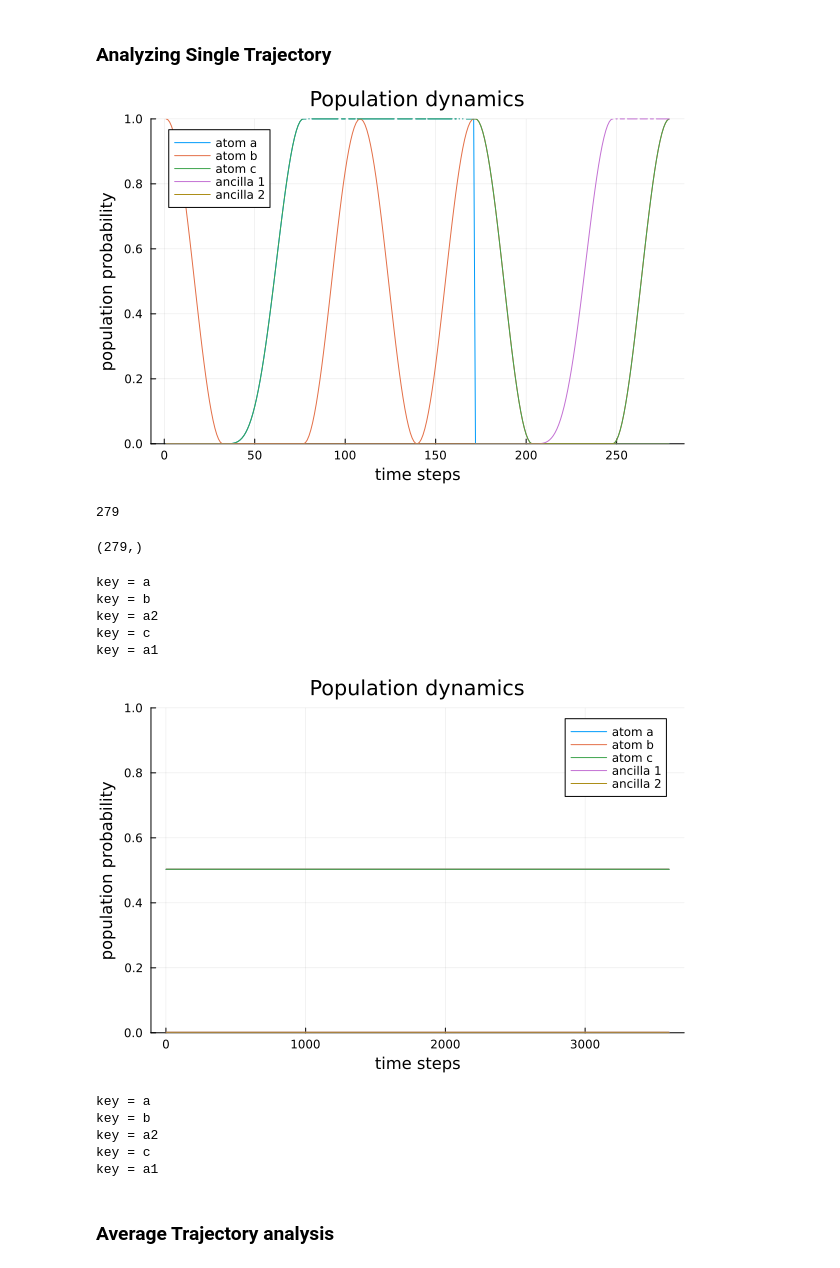
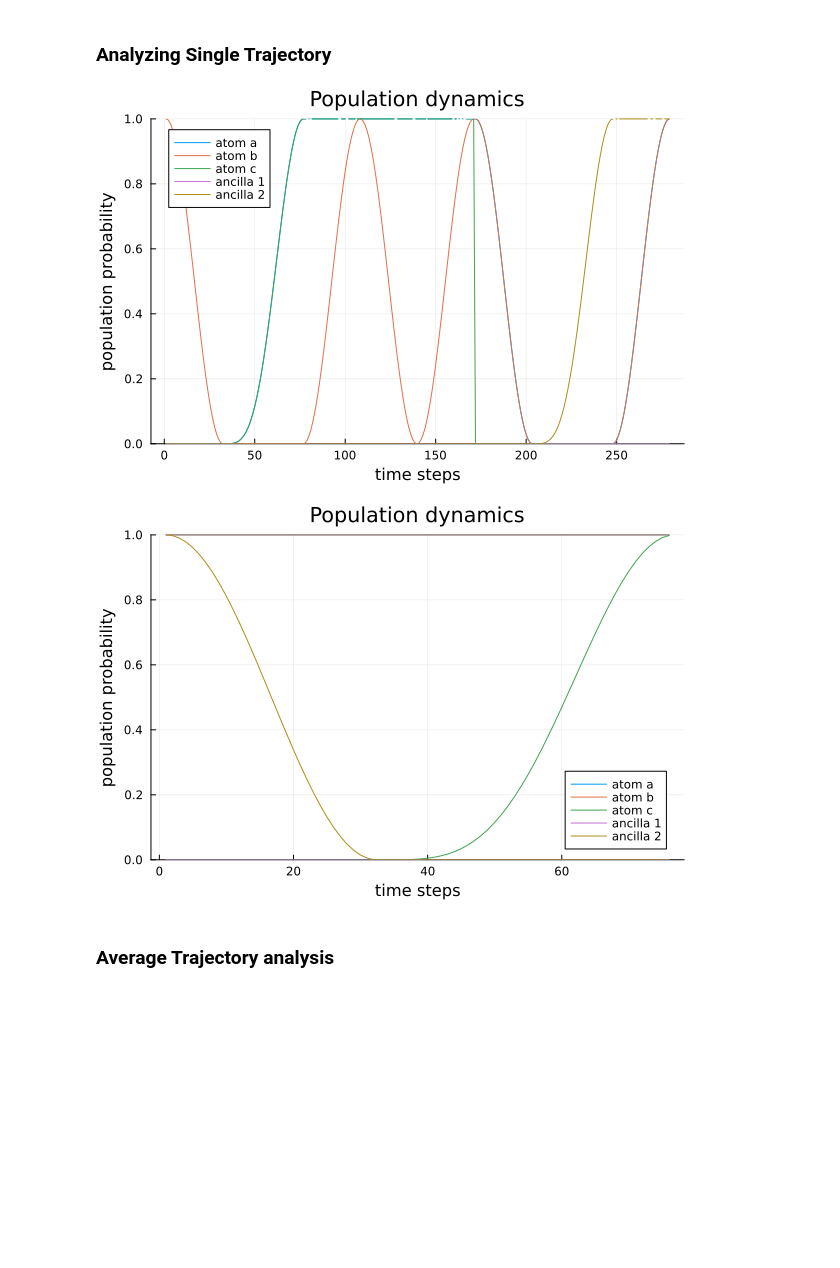
Before and after one commit to Ak-ash22/rydberg_qec, a Jupyter notebook: codework/phaseflip_code/result_analysis.ipynb, the cells around one changed output. Drawn from its saved outputs; the diff is of its cells as text; code cells hidden in the pictures; blank space fills up the shorter version.

```diff
--- a/codework/phaseflip_code/result_analysis.ipynb
+++ b/codework/phaseflip_code/result_analysis.ipynb
@@ -6,40 +6,20 @@ using Plots, JLD2, LaTeXStrings, FileIO
 # %%
 @load "/Users/akashmalemath/Documents/master_work/rydberg_qec/codework/phaseflip_code/results_data/N_atoms=5_γ_dephase=0.0001_Ntraj=1.jld2"
 
 population_data = population_data;
-# corrected_population_data = corrected_population_data;
+corrected_population_data = corrected_population_data;
 
 # t1 = tspan1[end]+tspan2[end]+tspan2[end]+tspan3[end]
 # t = [0.0:0.1:683.8;]
 # t2 = [t[end]:0.1:(t[end]+tspan2[end]);]
 
 plot(population_data[:a],  ylim=[0,1], label="atom a", xlabel="time steps", ylabel="population probability", title="Population dynamics")
 plot!(population_data[:b], label="atom b")
 plot!(population_data[:c], label="atom c")
 plot!(population_data[:a1], label="ancilla 1")
 plot!(population_data[:a2], label="ancilla 2")
 # %% [output]
-[figure, old version]
+[figure, new version]
-# %%
-length(tspan1)+length(tspan3)
-# %% [output]
-279
-# %%
-size(population_data[:a])
-# %% [output]
-(279,)
-# %%
-avg_array = Dict(key => zeros(length(population_data[:a])) for key in (:a,:b,:c,:a1,:a2))
-for key in keys(avg_array)
-    println("key = $(key)")
-    avg_array[key] .+= population_data[key]
-end
-# %% [output]
-key = a
-key = b
-key = a2
-key = c
-key = a1
 # %%
 plot(corrected_population_data[:a],  ylim=[0,1], label="atom a", xlabel="time steps", ylabel="population probability", title="Population dynamics")
 plot!(corrected_population_data[:b], label="atom b")
@@ -47,19 +27,7 @@ plot!(corrected_population_data[:c], label="atom c")
 plot!(corrected_population_data[:a1], label="ancilla 1")
 plot!(corrected_population_data[:a2], label="ancilla 2")
 # %% [output]
-[figure, old version]
+[figure, new version]
-# %%
-avg_corrected_array = Dict(key => zeros(length(corrected_population_data[:a])) for key in (:a,:b,:c,:a1,:a2))
-for key in keys(avg_corrected_array)
-    println("key = $(key)")
-    avg_corrected_array[key] .+= corrected_population_data[key]
-end
-# %% [output]
-key = a
-key = b
-key = a2
-key = c
-key = a1
 # %% [markdown]
 ### Average Trajectory analysis
 # %%
```
Also changed, not shown: 4 other files.
